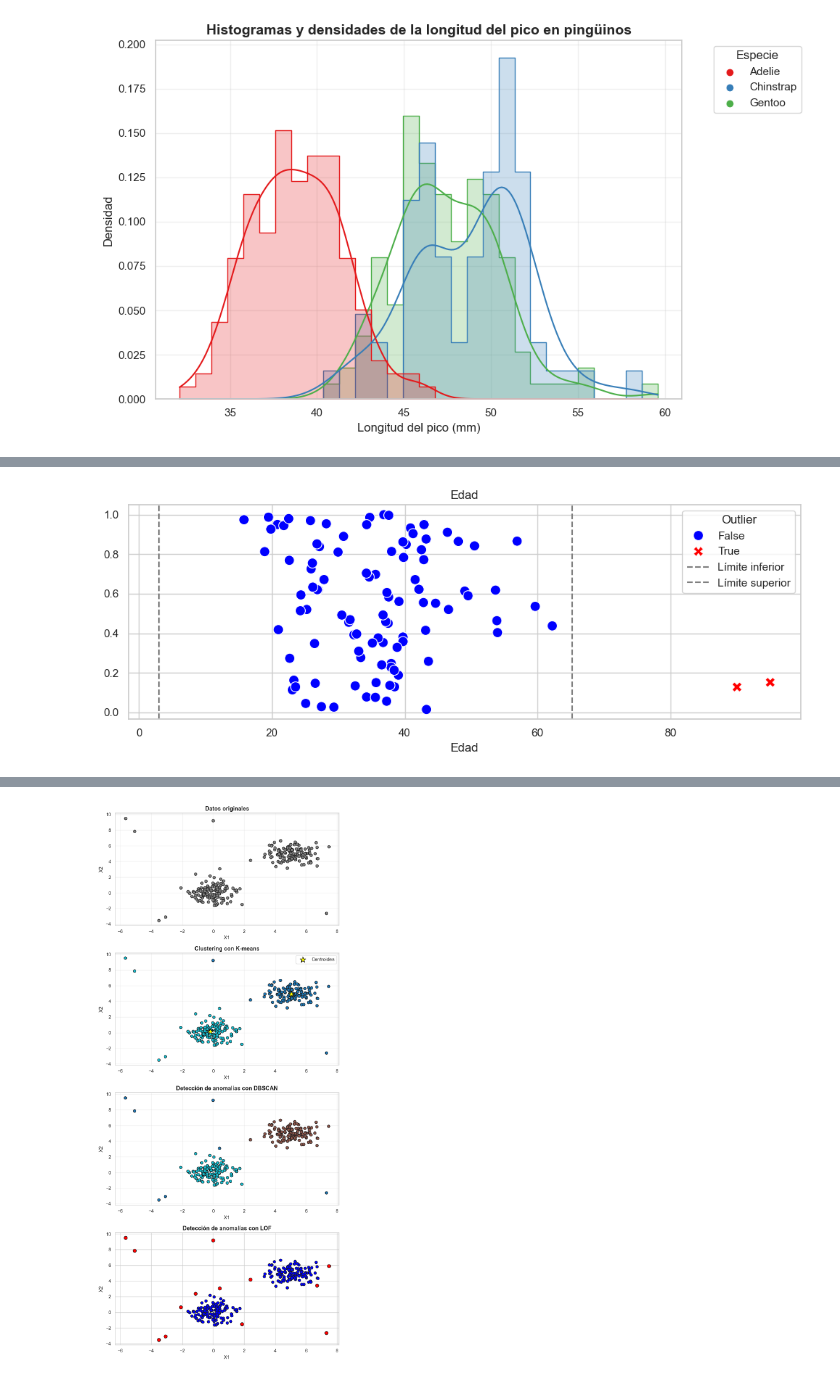
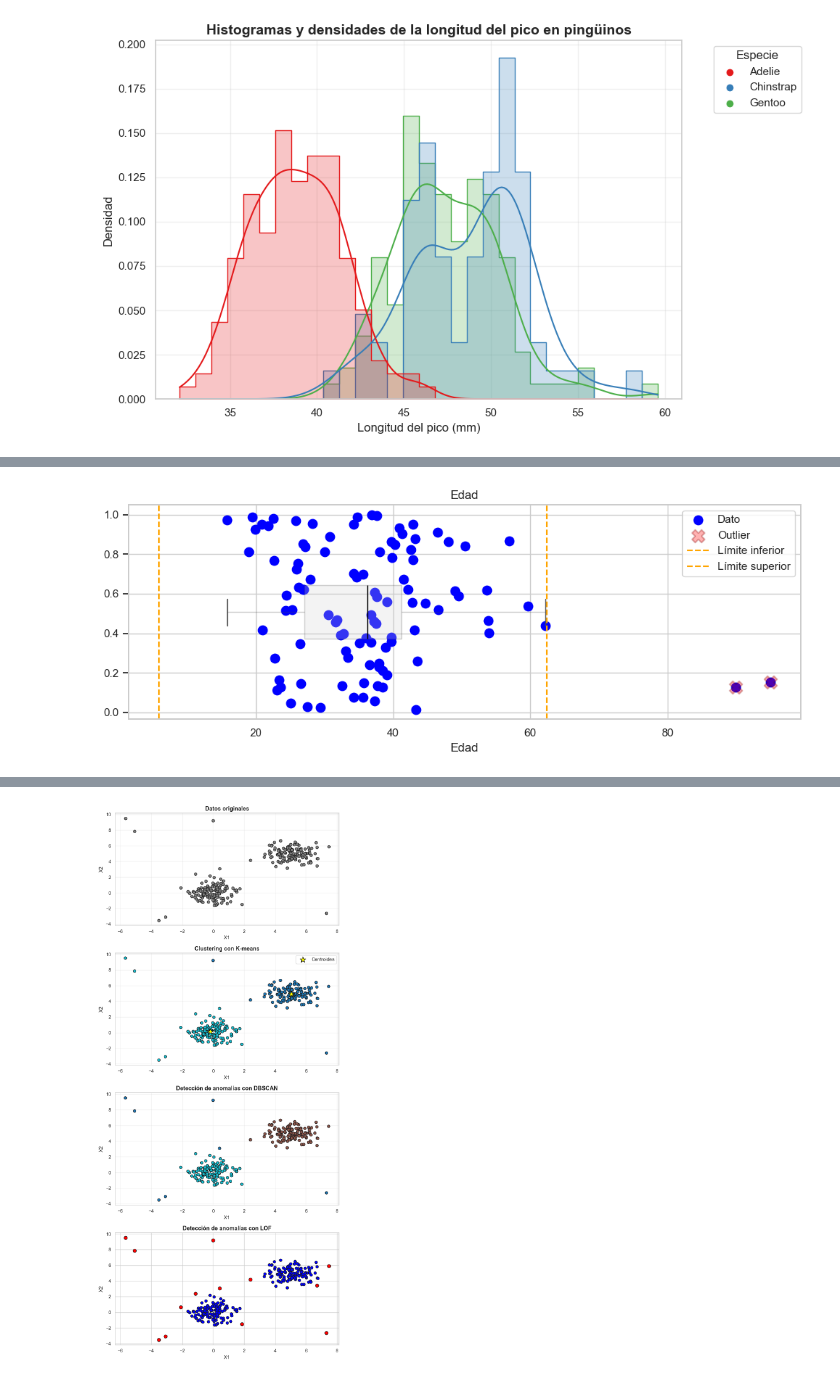
Before and after one commit to mariabda2/intro_data_2026, a Jupyter notebook: FCD_U3_1_deteccion_atipicos_intro.ipynb, the cells around one changed output, grey strips where cells are left out. Cells and saved outputs as stored; diff of their text form; code cells hidden in the pictures.

```diff
--- a/FCD_U3_1_deteccion_atipicos_intro.ipynb
+++ b/FCD_U3_1_deteccion_atipicos_intro.ipynb
@@ -49,7 +47,7 @@ Estos pueden deberse a ([Barnett & Lewis, 1994](https://onlinelibrary.wiley.com/
 # %%
 
 # Configuración estética
-sns.set(style="whitegrid")
+sns.set_theme(style="whitegrid")
 np.random.seed(42)
 
 # Datos base: desempeño normal (variabilidad natural)
@@ -323,38 +298,69 @@ df = pd.DataFrame({
 })
 
 for col in df.columns:
-    # Calcular IQR
+    # cacular IQR
     Q1 = df[col].quantile(0.25)
     Q3 = df[col].quantile(0.75)
     IQR = Q3 - Q1
-    lim_inf = Q1 - 1.7 * IQR
-    lim_sup = Q3 + 1.7 * IQR
+    lim_inf = Q1 - 1.5 * IQR
+    lim_sup = Q3 + 1.5 * IQR
 
-    # Detectar outliers
     df['Outlier'] = (df[col] < lim_inf) | (df[col] > lim_sup)
-
     df['y'] = np.random.uniform(0, 1, size=len(df))
 
-    # Gráfica
-    plt.figure(figsize=(10, 4))
-    sns.scatterplot(
-        data=df,
-        x=col,
-        y='y',
-        hue='Outlier',
-        palette={True: 'red', False: 'blue'},
-        style='Outlier',
-        markers={True: 'X', False: 'o'},
-        s=100
+    fig, ax = plt.subplots(figsize=(10, 4))
+
+    #  todos los puntos
+    ax.scatter(
+        df[col],
+        df['y'],
+        color='blue',
+        s=80,
+        label='Dato',
+        zorder=2
     )
 
-    plt.axvline(lim_inf, linestyle='--', color='gray', label='Límite inferior')
-    plt.axvline(lim_sup, linestyle='--', color='gray', label='Límite superior')
+    #  outliers
+    df_out = df[df['Outlier']]
+    ax.scatter(
+        df_out[col],
+        df_out['y'],
+        color='red',
+        marker='X',
+        s=160,
+        alpha=0.3,
+        edgecolors='darkred',
+        linewidths=1.5,
+        label='Outlier',
+        zorder=3
+    )
 
-    plt.title(f'{col}')
-    plt.xlabel(col)
-    plt.ylabel("")
-    plt.legend(title='Outlier')
+    # boxplot
+    ax2 = ax.twinx()
+    sns.boxplot(
+        x=df[col],
+        ax=ax2,
+        width=0.25,
+        showcaps=True,
+        showfliers=False,
+        boxprops={'facecolor': 'lightgray', 'alpha': 0.25},
+        whiskerprops={'alpha': 0.3},
+        medianprops={'color': 'black'},
+        zorder=1
+    )
+
+    ax2.set_yticks([])
+    ax2.set_zorder(0)
+
+    # límites
+    ax.axvline(lim_inf, linestyle='--', color='orange', label='Límite inferior')
+    ax.axvline(lim_sup, linestyle='--', color='orange', label='Límite superior')
+
+    ax.set_title(f'{col}')
+    ax.set_xlabel(col)
+    ax.set_ylabel("")
+    ax.legend()
+
     plt.tight_layout()
     plt.show()
 # %% [output]
@@ -362 +368 @@ for col in df.columns:
-[figure, old version]
+[figure, new version]
```
Also changed, not shown: parts of 18 cells of this notebook, 1 other file.
